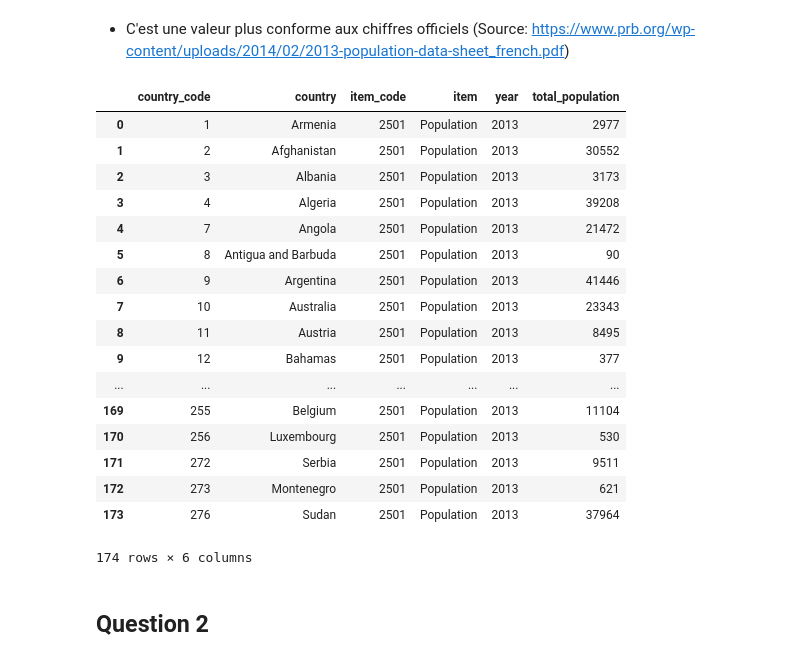
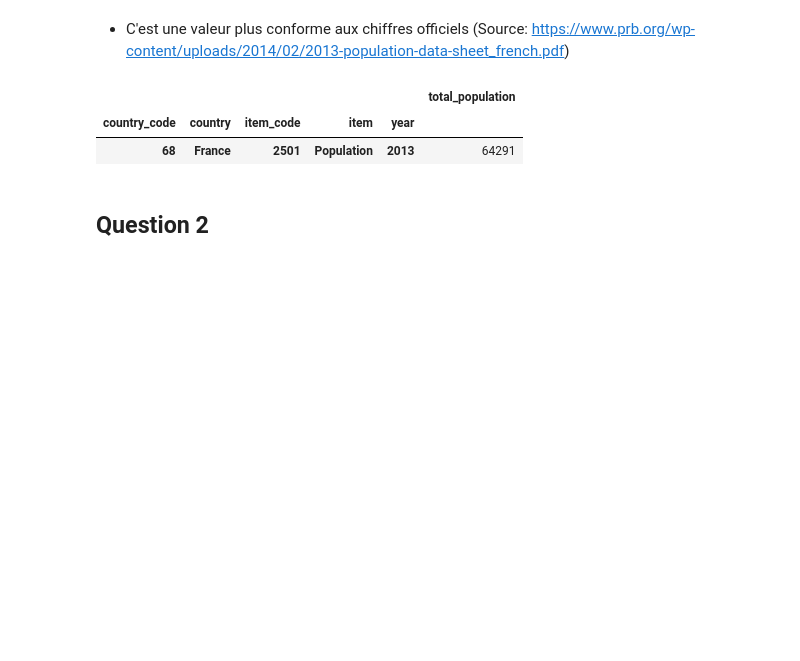
Before and after one commit to ouskah/OCDA_P3-lss, a Jupyter notebook: P3.ipynb, the cells around one changed output. Drawn from its saved outputs; the diff is of its cells as text; code cells hidden in the pictures; blank space fills up the shorter version.

```diff
--- a/P3.ipynb
+++ b/P3.ipynb
@@ -58,25 +58,11 @@ pop = temp.pivot_table(
 pop.columns = ['total_population']
 # %%
 pop.reset_index()
+pop.query('country == "France"')
 # %% [output]
-|  | country_code | country | item_code | item | year | total_population |
-| 0 | 1 | Armenia | 2501 | Population | 2013 | 2977 |
-| 1 | 2 | Afghanistan | 2501 | Population | 2013 | 30552 |
-| 2 | 3 | Albania | 2501 | Population | 2013 | 3173 |
-| 3 | 4 | Algeria | 2501 | Population | 2013 | 39208 |
-| 4 | 7 | Angola | 2501 | Population | 2013 | 21472 |
-| 5 | 8 | Antigua and Barbuda | 2501 | Population | 2013 | 90 |
-| 6 | 9 | Argentina | 2501 | Population | 2013 | 41446 |
-| 7 | 10 | Australia | 2501 | Population | 2013 | 23343 |
-| 8 | 11 | Austria | 2501 | Population | 2013 | 8495 |
-| 9 | 12 | Bahamas | 2501 | Population | 2013 | 377 |
-| ... | ... | ... | ... | ... | ... | ... |
-| 169 | 255 | Belgium | 2501 | Population | 2013 | 11104 |
-| 170 | 256 | Luxembourg | 2501 | Population | 2013 | 530 |
-| 171 | 272 | Serbia | 2501 | Population | 2013 | 9511 |
-| 172 | 273 | Montenegro | 2501 | Population | 2013 | 621 |
-| 173 | 276 | Sudan | 2501 | Population | 2013 | 37964 |
+|  |  |  |  |  | total_population |
+| country_code | country | item_code | item | year |  |
+| 68 | France | 2501 | Population | 2013 | 64291 |
-174 rows × 6 columns
 # %% [markdown]
 ## Question 2
 # %%
```
Also changed, not shown: parts of 20 cells of this notebook.
